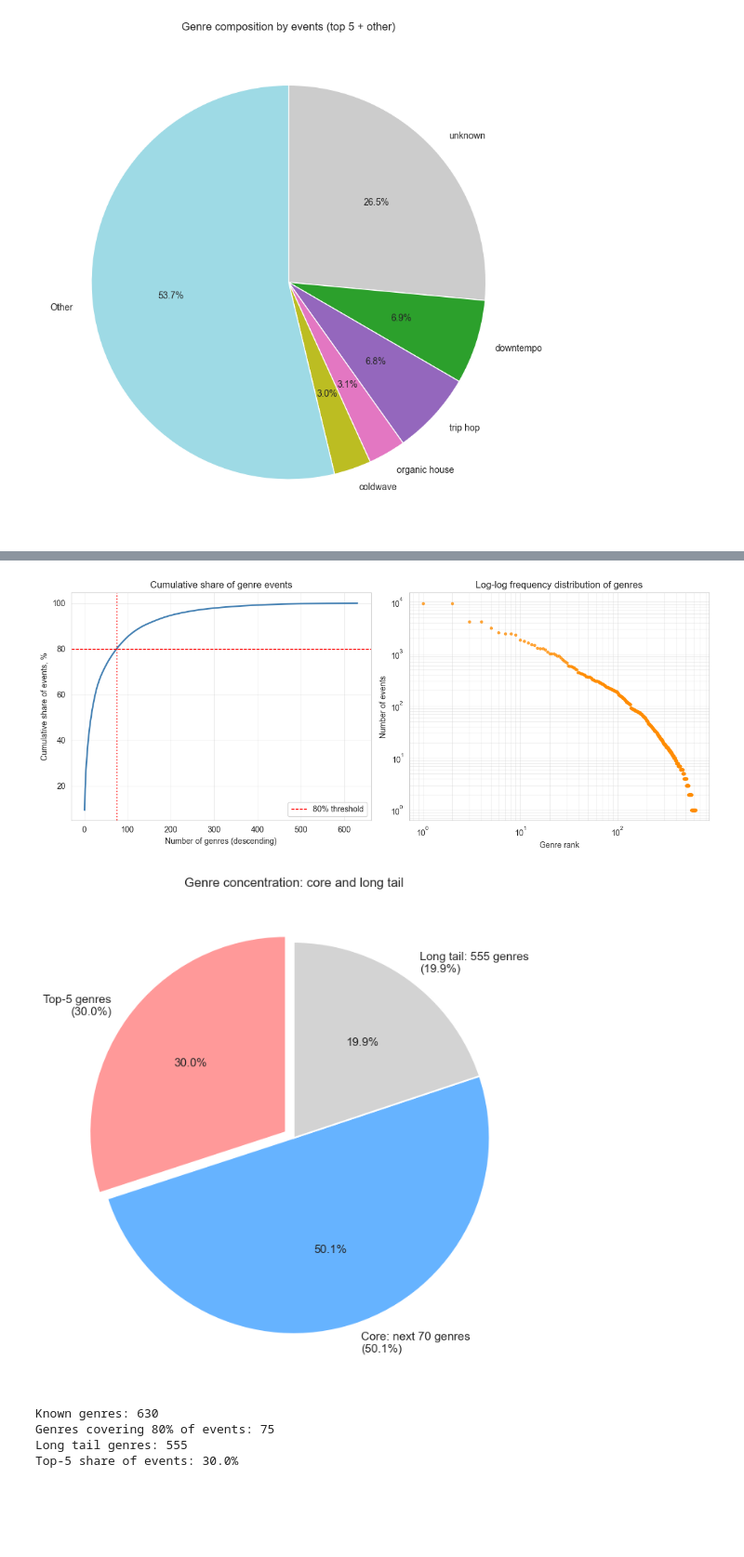
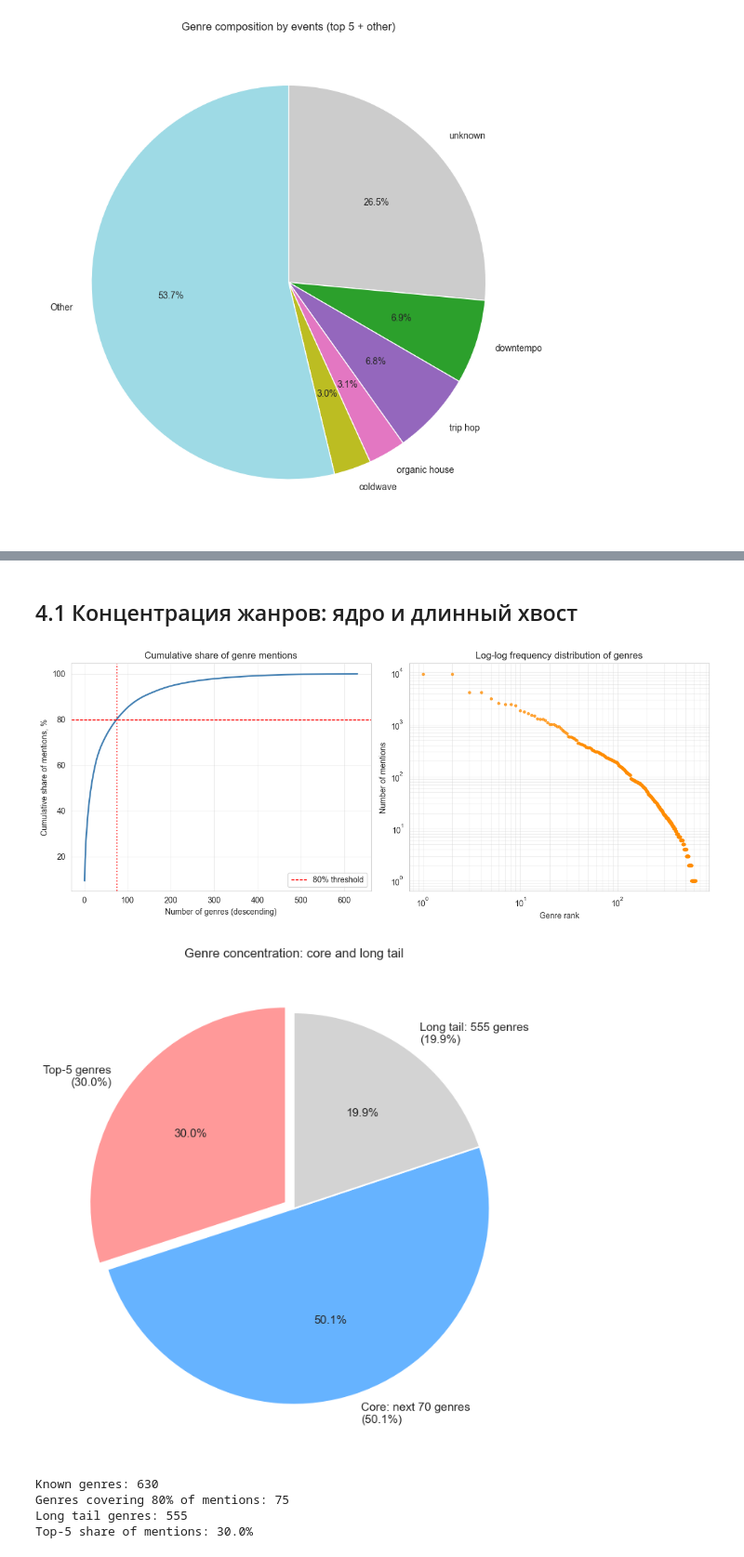
Before and after one commit to AlexSeliwanowa/spotify-listener-portrait, a Jupyter notebook: 01_data_analysis/01_eda_basic.ipynb, the cells around one changed output, grey strips where cells are left out. Shown at 93% size. Drawn from its saved outputs; the diff is of its cells as text; code cells hidden in the pictures; blank space fills up the shorter version.

```diff
--- a/01_data_analysis/01_eda_basic.ipynb
+++ b/01_data_analysis/01_eda_basic.ipynb
@@ -629,21 +865,26 @@ plt.show()
+# %% [markdown]
+## 4.1 Концентрация жанров: ядро и длинный хвост
 # %%
 # 4.1 Концентрация жанров: ядро и длинный хвост
 
-# Считаем, сколько жанров покрывают 80% прослушиваний.
-# Это показывает, насколько вкус сконцентрирован: если 80% дают 10 жанров —
-# вкус узкий, если 200 — широкий.
-# Используем известные жанры без unknown, иначе доля unknown искажает картину.
+# Считаем, сколько жанров покрывают 80% упоминаний жанров.
+# Важно: после explode одна строка = пара (событие, жанр), а не событие.
+# Событие с тремя жанрами даёт три строки, поэтому метрика — это доля
+# упоминаний жанров, а не доля событий. Все формулировки ниже это учитывают.
+#
+# Используем известные жанры, без unknown — иначе доля неизвестных
+# искажает форму распределения.
 genre_series = data_genre['genre']
 genre_series = genre_series[genre_series != 'unknown']
 
-genre_event_counts = genre_series.value_counts()
-total_events = len(genre_series)
+genre_mention_counts = genre_series.value_counts()
+total_mentions = len(genre_series)
 
-# Кумулятивная доля событий по жанрам, отсортированным по убыванию частоты.
-sorted_share = genre_event_counts / total_events
+# Кумулятивная доля упоминаний по жанрам, отсортированным по убыванию частоты.
+sorted_share = genre_mention_counts / total_mentions
 cum_share = sorted_share.cumsum()
 
-# Сколько жанров покрывают 80% событий.
+# Сколько жанров покрывают 80% упоминаний.
 # +1 — потому что жанр, пересекающий порог, тоже считается.
 genre_count_80 = (cum_share <= 0.80).sum() + 1
 
@@ -659,8 +900,8 @@ ax1.plot(range(1, len(cum_share) + 1), cum_share.values * 100,
 ax1.axhline(80, color='red', linestyle='--', linewidth=1, label='80% threshold')
 ax1.axvline(genre_count_80, color='red', linestyle=':', alpha=0.7)
 ax1.set_xlabel('Number of genres (descending)')
-ax1.set_ylabel('Cumulative share of events, %')
-ax1.set_title('Cumulative share of genre events')
+ax1.set_ylabel('Cumulative share of mentions, %')
+ax1.set_title('Cumulative share of genre mentions')
 ax1.grid(True, alpha=0.3)
 ax1.legend()
 
@@ -668,11 +909,11 @@ ax1.legend()
 # Прямая линия в log-log означает степенной закон — типичная картина
 # для культурных данных: несколько жанров-гигантов и очень длинный хвост.
 ax2 = axes[1]
-freq_sorted = genre_event_counts.sort_values(ascending=False)
+freq_sorted = genre_mention_counts.sort_values(ascending=False)
 rank = np.arange(1, len(freq_sorted) + 1)
 ax2.loglog(rank, freq_sorted.values, marker='.', linestyle='None', color='darkorange', alpha=0.7)
 ax2.set_xlabel('Genre rank')
-ax2.set_ylabel('Number of events')
+ax2.set_ylabel('Number of mentions')
 ax2.set_title('Log-log frequency distribution of genres')
 ax2.grid(True, which='both', alpha=0.3)
 
@@ -680,47 +921,47 @@ plt.tight_layout()
 plt.show()
 
 # Пирог концентрации: топ-5 / остальное ядро / длинный хвост.
-# Показывает, как распределены события между "головой", "телом" и "хвостом".
+# Показывает, как распределены упоминания между "головой", "телом" и "хвостом".
 top5_share = cum_share.iloc[4] * 100
 core_rest_share = (cum_share.iloc[genre_count_80 - 1] - cum_share.iloc[4]) * 100
 tail_share = (1 - cum_share.iloc[genre_count_80 - 1]) * 100
 
 labels = [
     f'Top-5 genres\n({top5_share:.1f}%)',
     f'Core: next {genre_count_80 - 5} genres\n({core_rest_share:.1f}%)',
-    f'Long tail: {len(genre_event_counts) - genre_count_80} genres\n({tail_share:.1f}%)'
+    f'Long tail: {len(genre_mention_counts) - genre_count_80} genres\n({tail_share:.1f}%)'
 ]
 sizes = [top5_share, core_rest_share, tail_share]
 colors = ['#ff9999', '#66b3ff', '#d3d3d3']
 explode = (0.05, 0, 0)
 
 plt.figure(figsize=(7, 7))
 plt.pie(
     sizes,
     labels=labels,
     colors=colors,
     explode=explode,
     autopct='%1.1f%%',
     startangle=90,
     wedgeprops=dict(edgecolor='white', linewidth=1.5),
     textprops=dict(fontsize=11)
 )
 plt.title('Genre concentration: core and long tail')
 plt.tight_layout()
 plt.show()
 
 # --- Сводка ---
 # known_genres — сколько жанров встретилось хоть раз (без unknown).
-# core_genres — сколько жанров покрывают 80% событий.
-# tail_genres — сколько жанров в длинном хвосте (по 20% событий суммарно).
-print(f'Known genres: {len(genre_event_counts)}')
-print(f'Genres covering 80% of events: {genre_count_80}')
-print(f'Long tail genres: {len(genre_event_counts) - genre_count_80}')
-print(f'Top-5 share of events: {cum_share.iloc[4]*100:.1f}%')
+# core_genres — сколько жанров покрывают 80% упоминаний.
+# tail_genres — сколько жанров в длинном хвосте (по 20% упоминаний суммарно).
+print(f'Known genres: {len(genre_mention_counts)}')
+print(f'Genres covering 80% of mentions: {genre_count_80}')
+print(f'Long tail genres: {len(genre_mention_counts) - genre_count_80}')
+print(f'Top-5 share of mentions: {cum_share.iloc[4]*100:.1f}%')
 # %% [output]
-[figure, old version]
+[figure, new version]
 [figure]
 Known genres: 630
-Genres covering 80% of events: 75
+Genres covering 80% of mentions: 75
 Long tail genres: 555
-Top-5 share of events: 30.0%
+Top-5 share of mentions: 30.0%
```
Also changed, not shown: parts of 39 cells of this notebook.
